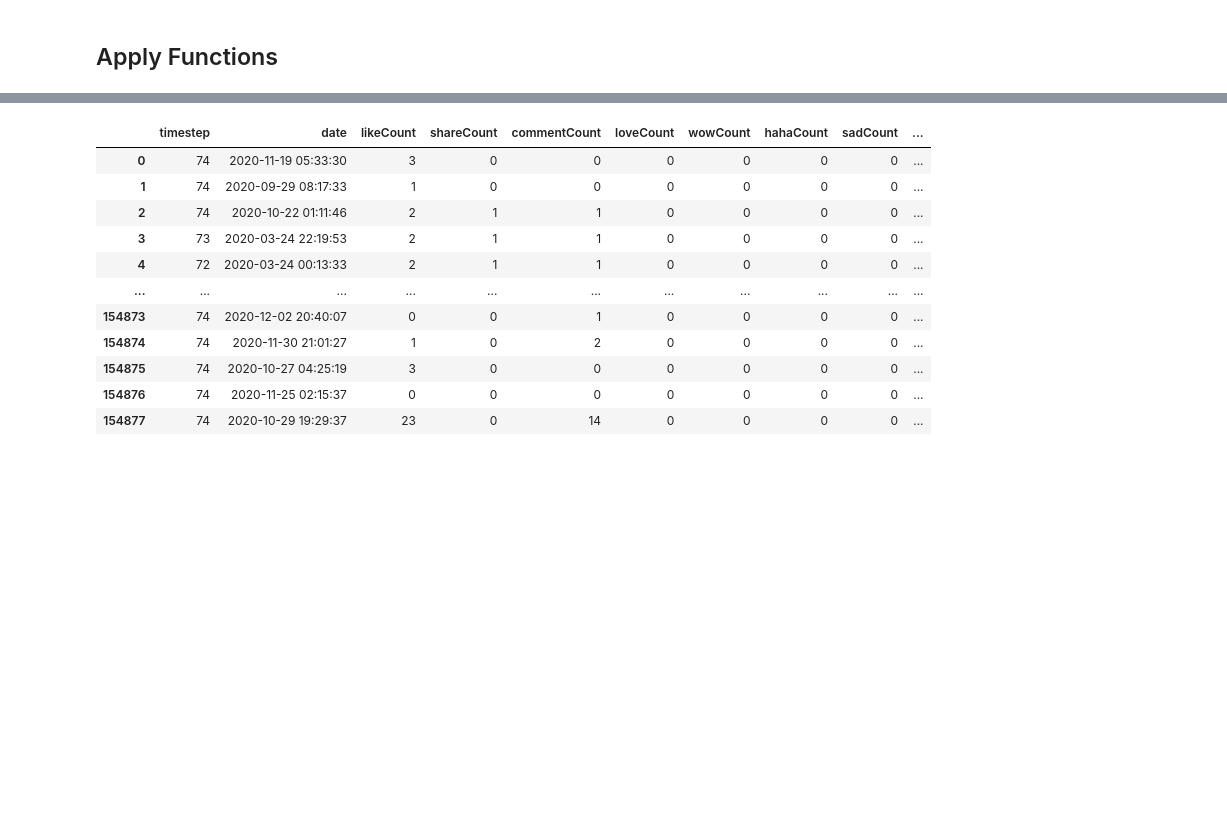
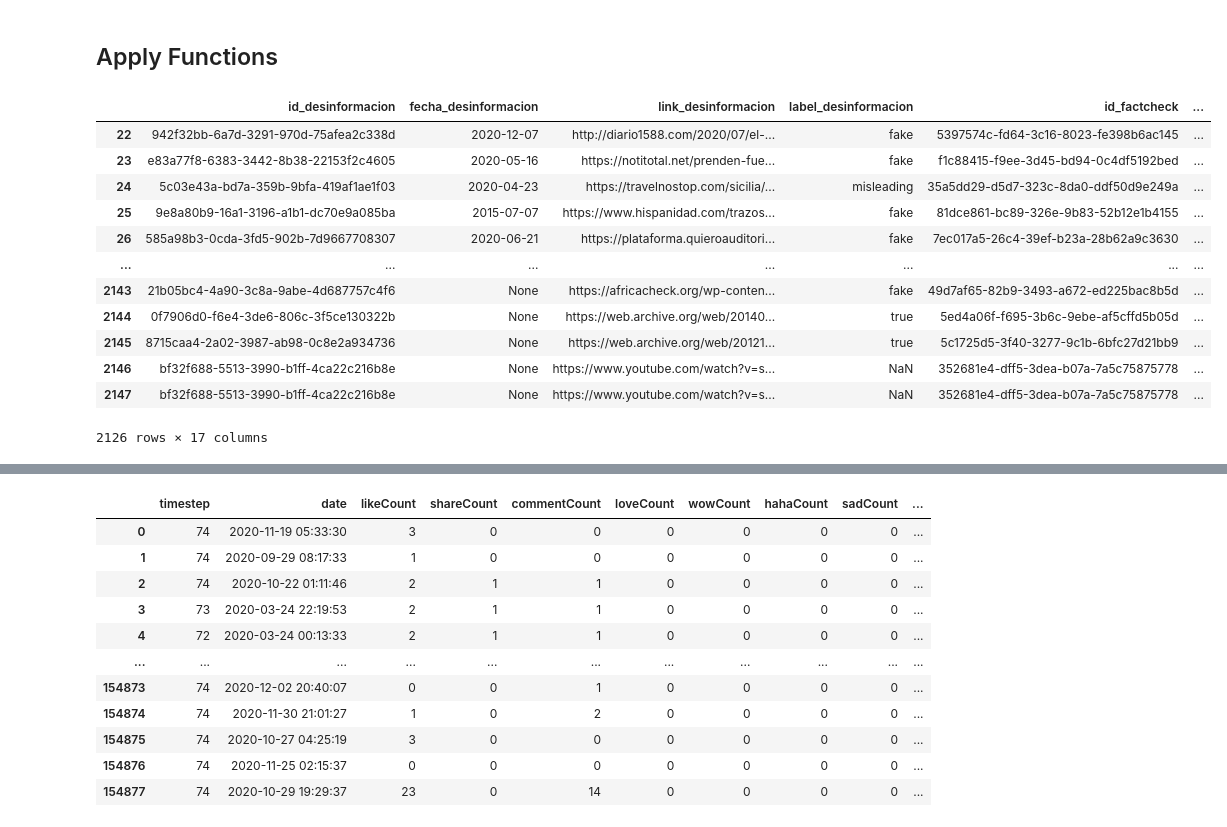
Before and after one commit to cblanesg/misinformation_socialmedia, a Jupyter notebook: source/2-misinformation/newspapers/0-misinformation/1-prepare_misinformations.ipynb, the cells around one changed output, grey strips where cells are left out. Saved outputs shown, nothing was run; the diff lists cells and outputs as text; code cells hidden in the pictures; blank space fills up the shorter version.

```diff
--- a/source/2-misinformation/newspapers/0-misinformation/1-prepare_misinformations.ipynb
+++ b/source/2-misinformation/newspapers/0-misinformation/1-prepare_misinformations.ipynb
@@ -23,8 +23,17 @@ def load_africa_data():
     return(all_data)
 # %%
 def load_factchecks():
-    factchecks = pd.read_excel('/Users/cblanesg/misinformation_socialmedia/data/1-factchecks/2-clean_factchecks/data_factchecks.xlsx').drop('Unnamed: 0', axis = 1)
+    factchecks = pd.read_json('../../../../data/1-factchecks/2-clean_factchecks/factchecks_data.json')
     return(factchecks)
+# %%
+def dates_function(x):
+    try:
+        if pd.isna(x) or  type(x) is str:
+            return(None)
+        else:
+            return(x.strftime('%Y-%m-%d'))
+    except:
+        return(x)
 # %%
 def load_misinformation_newspapers():
     path = '/Users/cblanesg/cam.blanes Dropbox/Camila Blanes/Bolivia_Project/data/04-fakenews-Repository/04-fake_news_dataset/newspapers/Fact-Checkers/'
@@ -37,7 +46,8 @@ def load_misinformation_newspapers():
 
     misinformation = pd.concat(data)
     misinformation = misinformation[[ 'id_desinformacion', 'fecha_desinformacion',
-               'link_desinformacion',  'label_desinformacion']].drop_duplicates()
+               'link_desinformacion',  'label_desinformacion',
+                                    'id_chequeo']].drop_duplicates().rename(columns = {'id_chequeo':'id_factcheck'})
 
     ## include africa
     africa = load_africa_data()
@@ -51,17 +61,12 @@ def load_misinformation_newspapers():
 
     all_data = pd.merge(left = all_data,
             right = factchecks,
-            on = 'id_desinformacion',
+            on = 'id_factcheck',
             how = 'left')
 
-    all_data = all_data[['organizacion', 'pais', 'link_chequeo', 'id_factcheck','id_desinformacion',
-                         'titulo_chequeo', 'facebook_partnership_date', 'facebook_partnership',
-                         'link_post_factcheck', 'date_factcheck_facebook', 'fecha_chequeo',
-                        'label_desinformacion',
-                        'link_desinformacion',
-                         'fecha_desinformacion',
-                        ]]
-
+    all_data = all_data[~all_data['id_factcheck'].isna()]
+    all_data = all_data.drop(['difference_dates'], axis = 1)
+    all_data['fecha_desinformacion'] = all_data['fecha_desinformacion'].apply(lambda x: dates_function(x))
     return(all_data)
 # %% [markdown]
 ## Apply Functions
@@ -70,3 +77,19 @@ misinformation_data = load_misinformation_newspapers()
+# %%
+misinformation_data
+# %% [output]
+|  | id_desinformacion | fecha_desinformacion | link_desinformacion | label_desinformacion | id_factcheck | ... |
+| 22 | 942f32bb-6a7d-3291-970d-75afea2c338d | 2020-12-07 | http://diario1588.com/2020/07/el-... | fake | 5397574c-fd64-3c16-8023-fe398b6ac145 | ... |
+| 23 | e83a77f8-6383-3442-8b38-22153f2c4605 | 2020-05-16 | https://notitotal.net/prenden-fue... | fake | f1c88415-f9ee-3d45-bd94-0c4df5192bed | ... |
+| 24 | 5c03e43a-bd7a-359b-9bfa-419af1ae1f03 | 2020-04-23 | https://travelnostop.com/sicilia/... | misleading | 35a5dd29-d5d7-323c-8da0-ddf50d9e249a | ... |
+| 25 | 9e8a80b9-16a1-3196-a1b1-dc70e9a085ba | 2015-07-07 | https://www.hispanidad.com/trazos... | fake | 81dce861-bc89-326e-9b83-52b12e1b4155 | ... |
+| 26 | 585a98b3-0cda-3fd5-902b-7d9667708307 | 2020-06-21 | https://plataforma.quieroauditori... | fake | 7ec017a5-26c4-39ef-b23a-28b62a9c3630 | ... |
+| ... | ... | ... | ... | ... | ... | ... |
+| 2143 | 21b05bc4-4a90-3c8a-9abe-4d687757c4f6 | None | https://africacheck.org/wp-conten... | fake | 49d7af65-82b9-3493-a672-ed225bac8b5d | ... |
+| 2144 | 0f7906d0-f6e4-3de6-806c-3f5ce130322b | None | https://web.archive.org/web/20140... | true | 5ed4a06f-f695-3b6c-9ebe-af5cffd5b05d | ... |
+| 2145 | 8715caa4-2a02-3987-ab98-0c8e2a934736 | None | https://web.archive.org/web/20121... | true | 5c1725d5-3f40-3277-9c1b-6bfc27d21bb9 | ... |
+| 2146 | bf32f688-5513-3990-b1ff-4ca22c216b8e | None | https://www.youtube.com/watch?v=s... | NaN | 352681e4-dff5-3dea-b07a-7a5c75875778 | ... |
+| 2147 | bf32f688-5513-3990-b1ff-4ca22c216b8e | None | https://www.youtube.com/watch?v=s... | NaN | 352681e4-dff5-3dea-b07a-7a5c75875778 | ... |
+2126 rows × 17 columns
 # %%
 misinformation_data.to_json('/Users/cblanesg/misinformation_socialmedia/data/2-misinformation/newspapers/0-misinformation/misinformation.json')
 # %%
```
Also changed, not shown: parts of 1 cell of this notebook, 10 other files.
